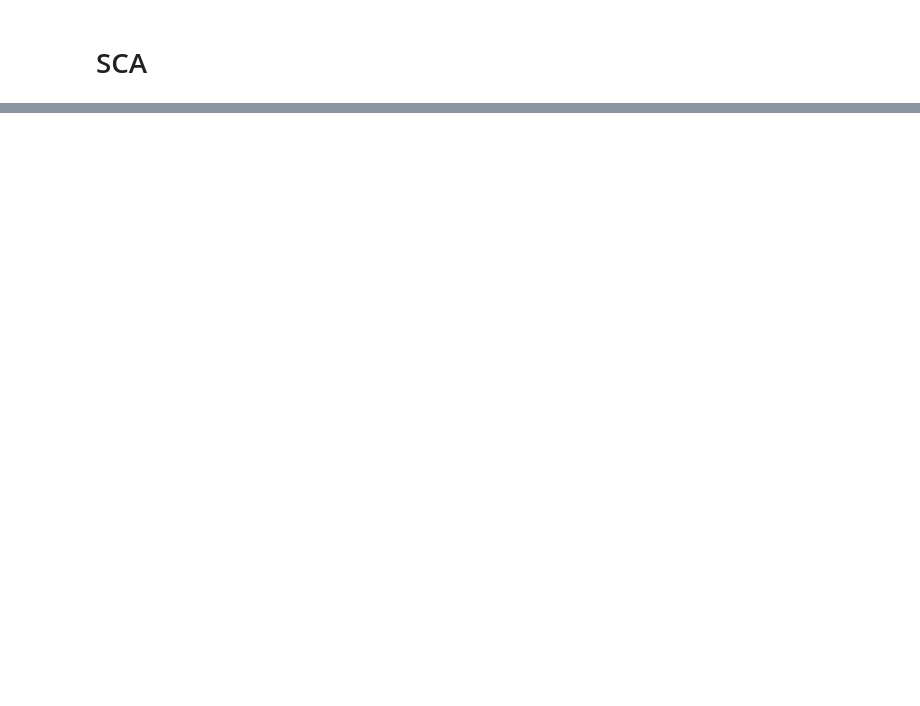
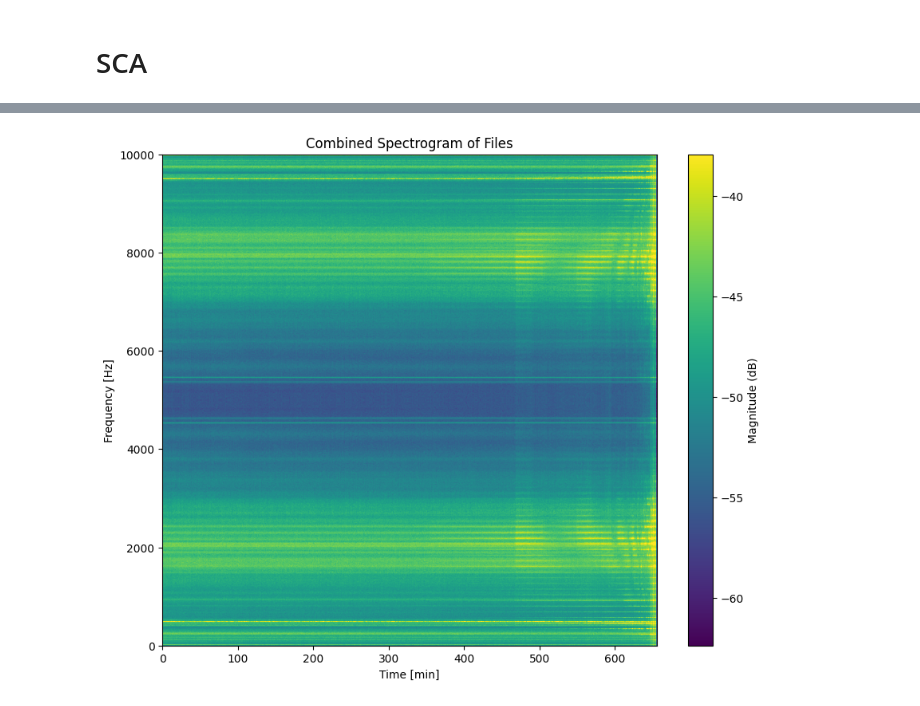
Before and after one commit to pankorl/vibration_analysis_nov, a Jupyter notebook: exploring_data.ipynb, the cells around one changed output, grey strips where cells are left out. Drawn from its saved outputs; the diff is of its cells as text; code cells hidden in the pictures; blank space fills up the shorter version.

```diff
--- a/exploring_data.ipynb
+++ b/exploring_data.ipynb
@@ -338,0 +240,33 @@ First few elements of Sampling Rate Array: [640. 640. 640. 640. 640.]
+# %%
+import os
+import numpy as np
+import matplotlib.pyplot as plt
+from scipy.signal import spectrogram
+
+def load_data(file_path):
+    """Loads data from a single file."""
+    data = np.loadtxt(file_path)
+    return data
+
+def generate_spectrogram(data, fs=20000):
+    """Generates a spectrogram from the given data."""
+    f, t, Sxx = spectrogram(data, fs)
+    plt.pcolormesh(t, f, 10 * np.log10(Sxx))
+    plt.ylabel('Frequency [Hz]')
+    plt.xlabel('Time [sec]')
+    plt.title('Spectrogram')
+    plt.colorbar(label='Intensity [dB]')
+    plt.show()
+
+# Example usage
+folder_path = r'C:\Users\simon\signal_analysis\vibration_anal\vibration_analysis_nov\data\IMS\IMS\3\3rd_test\4th_test\txt'
+file_names = os.listdir(folder_path)
+
+for file_name in file_names[:1]:
+    full_path = os.path.join(folder_path, file_name)
+    data = load_data(full_path)
+
+
+    for channel in range(data.shape[1]):
+        print(f"Generating spectrogram for file {file_name}, channel {channel+1}")
+        generate_spectrogram(data[:, channel])
@@ -338,0 +362,6 @@ First few elements of Sampling Rate Array: [640. 640. 640. 640. 640.]
+# %%
+folder_path = r"C:\Users\simon\signal_analysis\vibration_anal\vibration_analysis_nov\data\IMS\IMS\2\2nd_test\2nd_test"
+combined_transforms = load_data_and_transform(folder_path)
+plot_spectrogram(combined_transforms)
+# %% [output]
+[figure, added]
```
Also changed, not shown: parts of 16 cells of this notebook, 4 other files.
